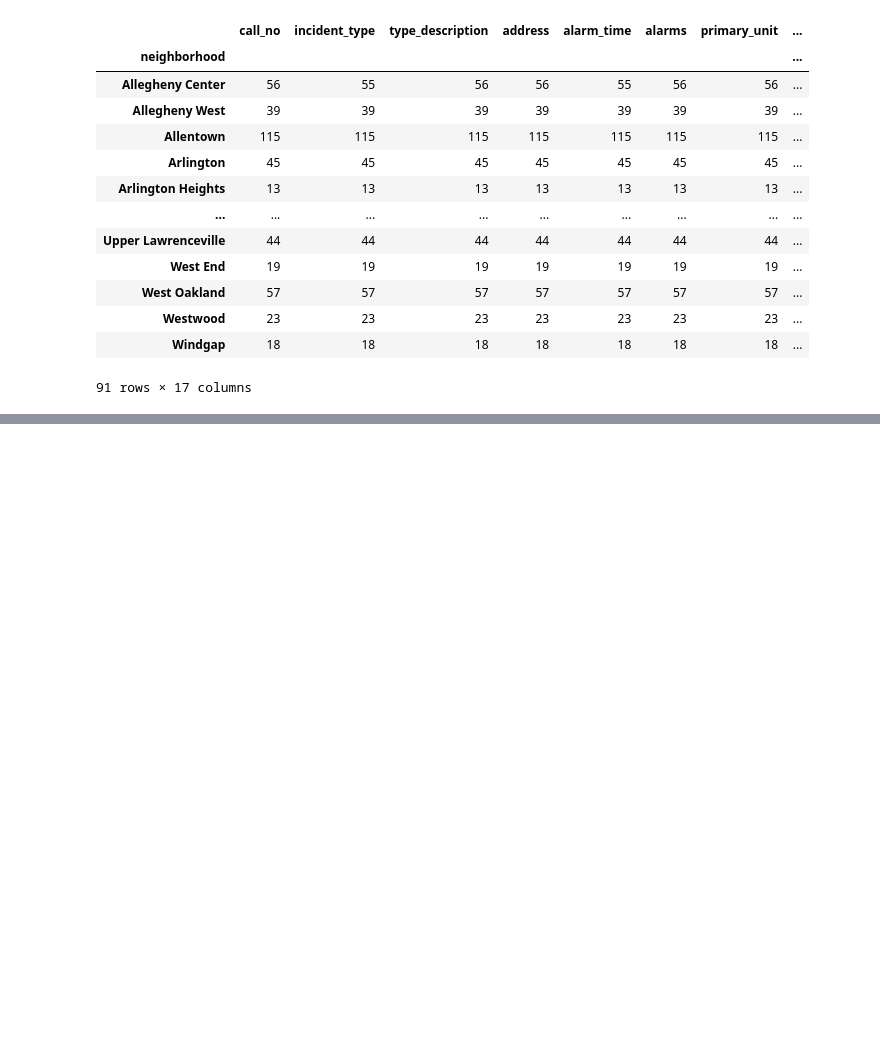
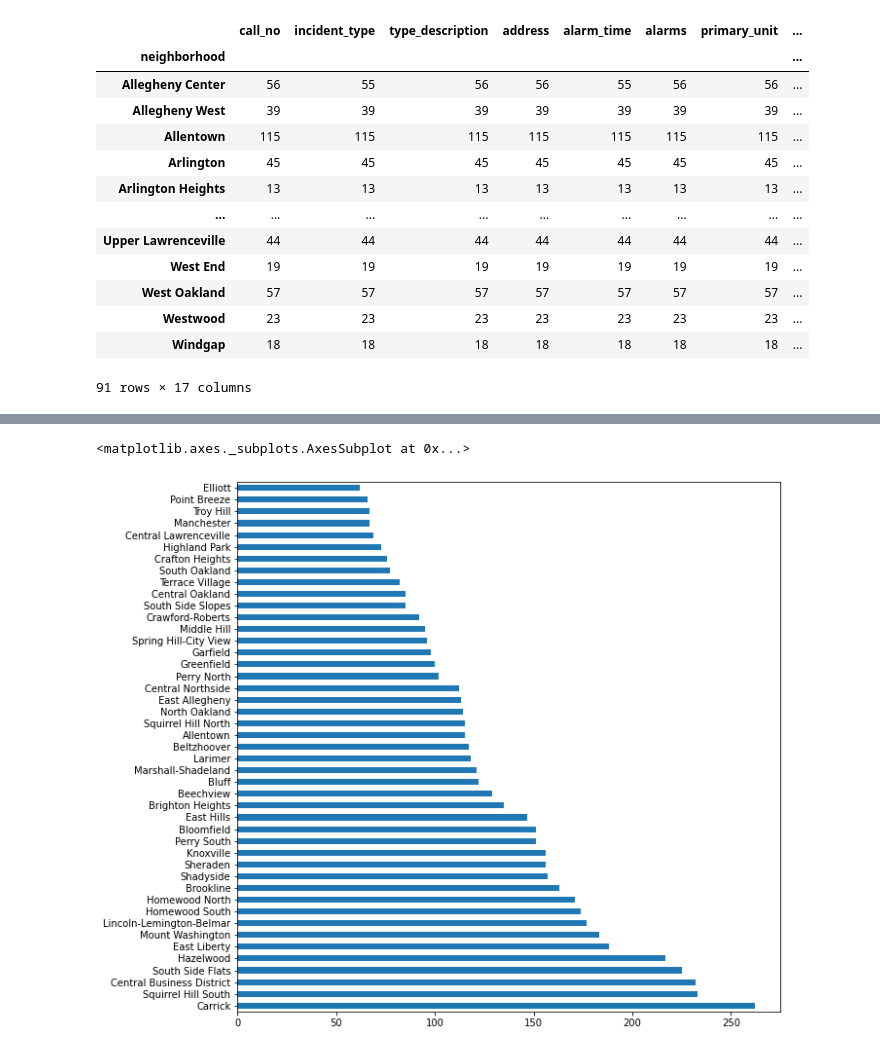
Before and after one commit to Luke135/Final_Project, a Jupyter notebook: James_Submetric.ipynb, the cells around one changed output, grey strips where cells are left out. Cells and saved outputs as stored; diff of their text form; code cells hidden in the pictures; blank space fills up the shorter version.

Commit message:
submetric data finalized

```diff
--- a/James_Submetric.ipynb
+++ b/James_Submetric.ipynb
@@ -43,0 +24,7 @@ firedata["neighborhood"].value_counts().plot(kind="barh",figsize=(10,20))
+# %%
+# Get the value counts (number of entries) per each neighborhood. From here we can see that there are
+# 91 neighborhoods considered by the dataset.
+
+fire_series = firedata["neighborhood"].value_counts()
+
+fire_series
@@ -43,0 +44,7 @@ firedata["neighborhood"].value_counts().plot(kind="barh",figsize=(10,20))
+# %%
+# That's a lot of neighborhoods to contend with. Maybe we just want to see where the highest
+# number of fire incidents are. Create a new series that ends at the median neighborhood for this
+# dataset.
+
+fire_series_filtered = fire_series.iloc[:int(fire_series.size / 2)]
+fire_series_filtered
@@ -43,0 +69,6 @@ firedata["neighborhood"].value_counts().plot(kind="barh",figsize=(10,20))
+# %%
+# Plot the data and change the size to make it legible. Boom! Don't move to Carrick if you're flammable.
+fire_series_filtered.plot(kind="barh",figsize=(10,10))
+# %% [output]
+<matplotlib.axes._subplots.AxesSubplot at 0x...>
+[figure, added]
```
Also changed, not shown: parts of 5 cells of this notebook.
